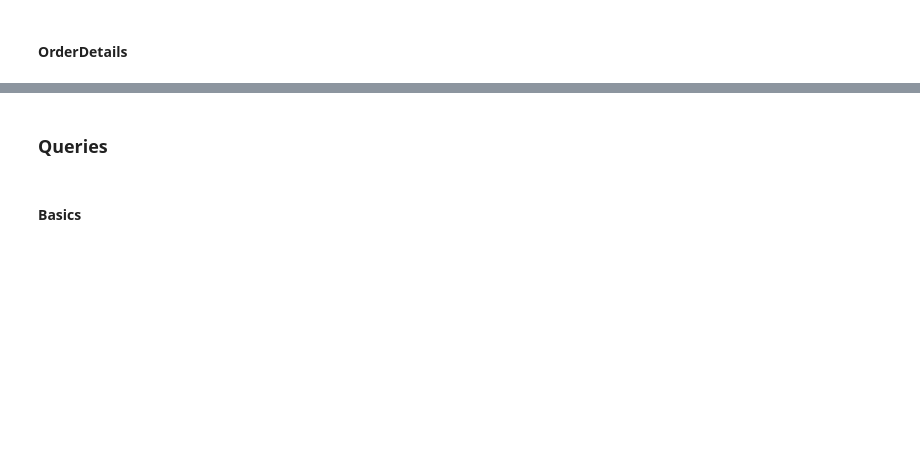
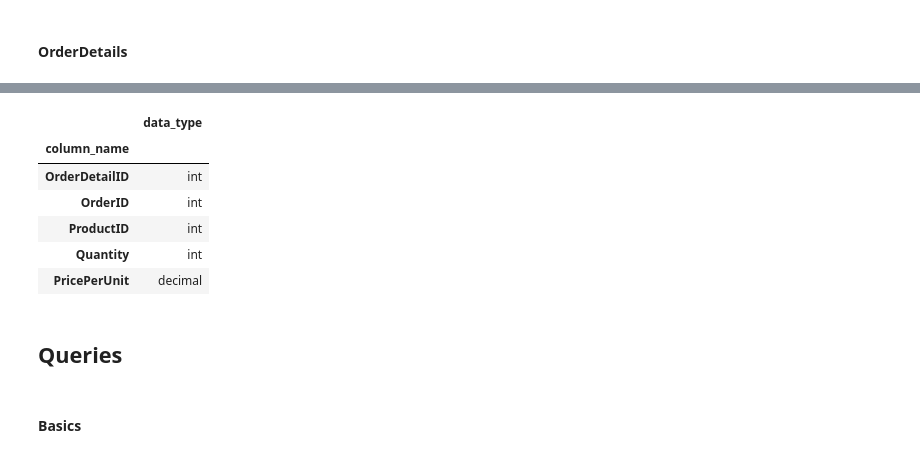
Before and after one commit to Bayan2019/internship_1206, a Jupyter notebook: assignment_01.ipynb, the cells around one changed output, grey strips where cells are left out. Cells and saved outputs as stored; diff of their text form; code cells hidden in the pictures; blank space fills up the shorter version.

```diff
--- a/assignment_01.ipynb
+++ b/assignment_01.ipynb
@@ -212,5 +263,23 @@ for row in data:
+# %%
+cursor.execute("""
+SELECT column_name, data_type
+    FROM INFORMATION_SCHEMA.COLUMNS
+    WHERE table_schema='org'
+        AND table_name='OrderDetails';
+""")
+data = cursor.fetchall()
+df=pd.DataFrame(data=data, columns=["column_name", "data_type"])
+df.set_index("column_name")
+# %% [output]
+|  | data_type |
+| column_name |  |
+| OrderDetailID | int |
+| OrderID | int |
+| ProductID | int |
+| Quantity | int |
+| PricePerUnit | decimal |
 # %% [markdown]
-### Queries
+## Queries
 # %% [markdown]
 #### Basics
 # %% [markdown]
```
Also changed, not shown: parts of 8 cells of this notebook.
